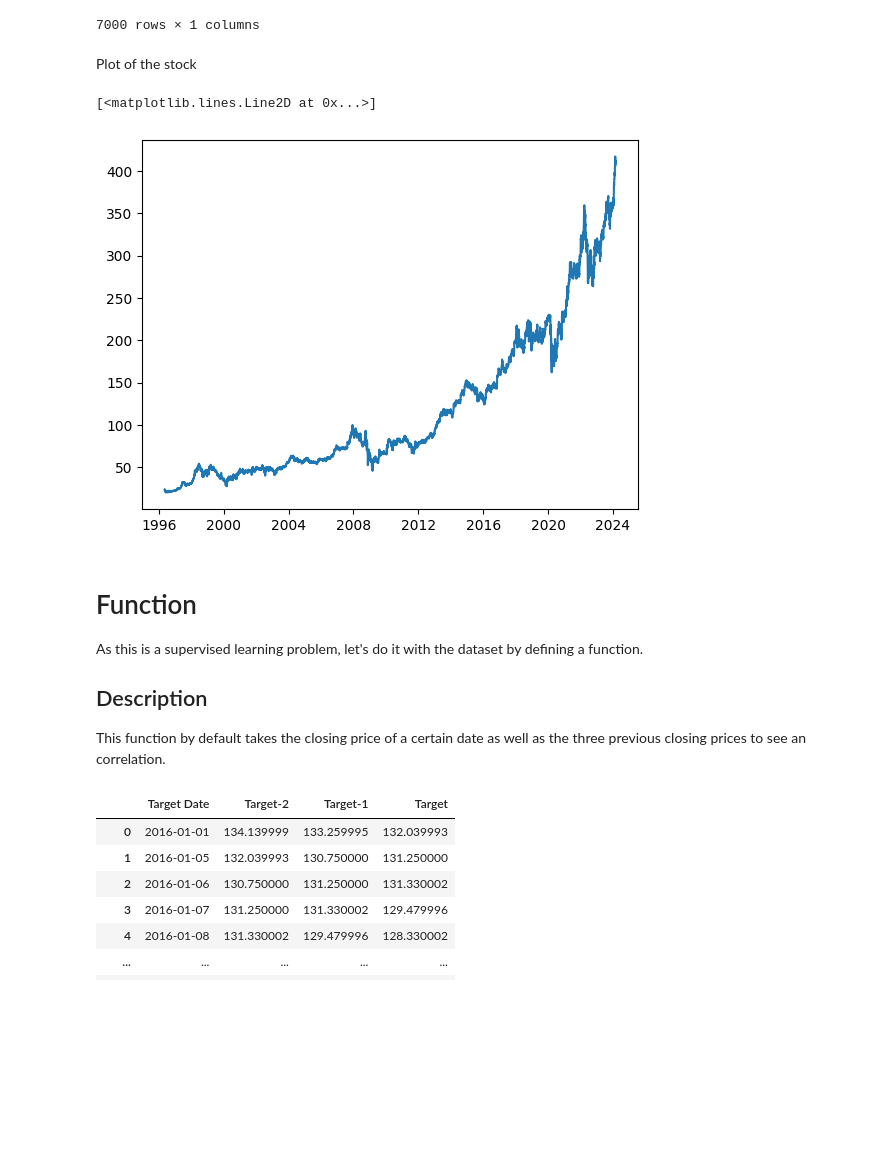
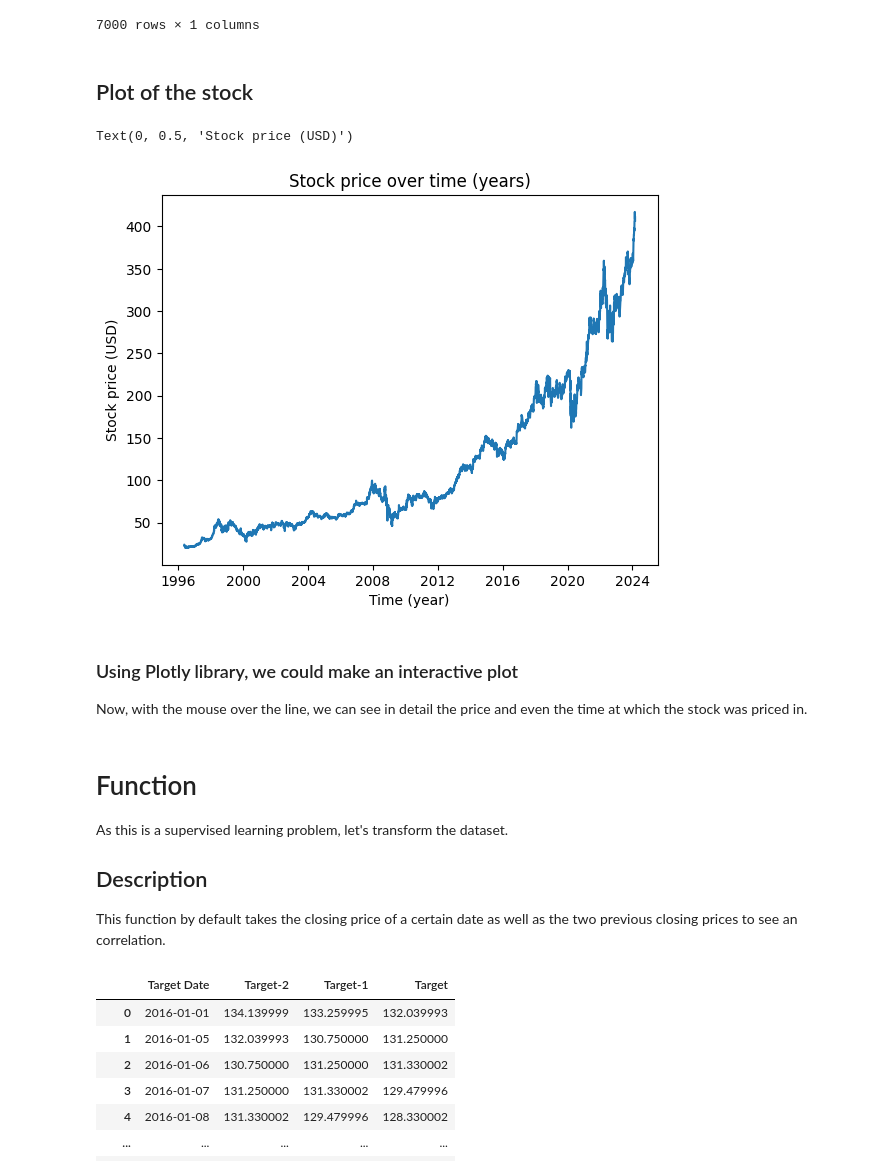
Before and after one commit to siqiangwu/Stock_price_prediction_and_forecasting_LSTM, a Jupyter notebook: Stock_price_prediction.ipynb, the cells around one changed output. Drawn from its saved outputs; the diff is of its cells as text; code cells hidden in the pictures; blank space fills up the shorter version.

Commit message:
Update Stock_price_prediction.ipynb
Added plotly and Grid Search

```diff
--- a/Stock_price_prediction.ipynb
+++ b/Stock_price_prediction.ipynb
@@ -141,11 +143,18 @@ df
 | 2024-03-01 | 407.109985 |
 7000 rows × 1 columns
 # %% [markdown]
-Plot of the stock
+## Plot of the stock
 # %%
 import matplotlib.pyplot as plt
 
 plt.plot(df.index, df['Close'])
+plt.title("Stock price over time (years)")
+plt.xlabel("Time (year)")
+plt.ylabel("Stock price (USD)")
 # %% [output]
-[<matplotlib.lines.Line2D at 0x...>]
+Text(0, 0.5, 'Stock price (USD)')
-[figure, old version]
+[figure, new version]
+# %% [markdown]
+### Using Plotly library, we could make an interactive plot
+
+Now, with the mouse over the line, we can see in detail the price and even the time at which the stock was priced in.
@@ -152,11 +166,11 @@ plt.plot(df.index, df['Close'])
 # %% [markdown]
 # Function
 
-As this is a supervised learning problem, let's do it with the dataset by defining a function.
+As this is a supervised learning problem, let's transform the dataset.
 
 ## Description
 
-This function by default takes the closing price of a certain date as well as the three previous closing prices to see an correlation.
+This function by default takes the closing price of a certain date as well as the two previous closing prices to see an correlation.
 # %%
 import numpy as np
 
```
Also changed, not shown: parts of 34 cells of this notebook.
